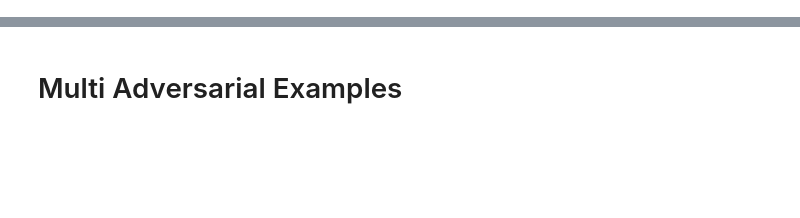
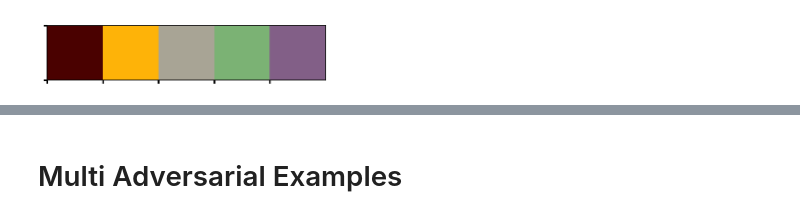
Before and after one commit to successar/AttentionExplanation, a Jupyter notebook: Attn_Classification_1.ipynb, the cells around one changed output, grey strips where cells are left out. Drawn from its saved outputs; the diff is of its cells as text; code cells hidden in the pictures; blank space fills up the shorter version.

```diff
--- a/Attn_Classification_1.ipynb
+++ b/Attn_Classification_1.ipynb
@@ -26,3 +50,9 @@ dataset_names = {
 dataset_order = list(map(lambda x : dataset_names[x],
                       ['sst', 'imdb', 'tweet', 'agnews', '20News_sports',
                        'diab', 'anemia', 'cnn', 'babi_1', 'babi_2', 'babi_3', 'snli']))
+# %%
+colors = ["mahogany", "amber", "greyish", "faded green", "dusty purple"]
+sns.palplot(sns.xkcd_palette(colors))
+sns.set_palette(sns.xkcd_palette(colors))
+# %% [output]
+[figure, added]
```
Also changed, not shown: parts of 3 cells of this notebook, 2 other files.
